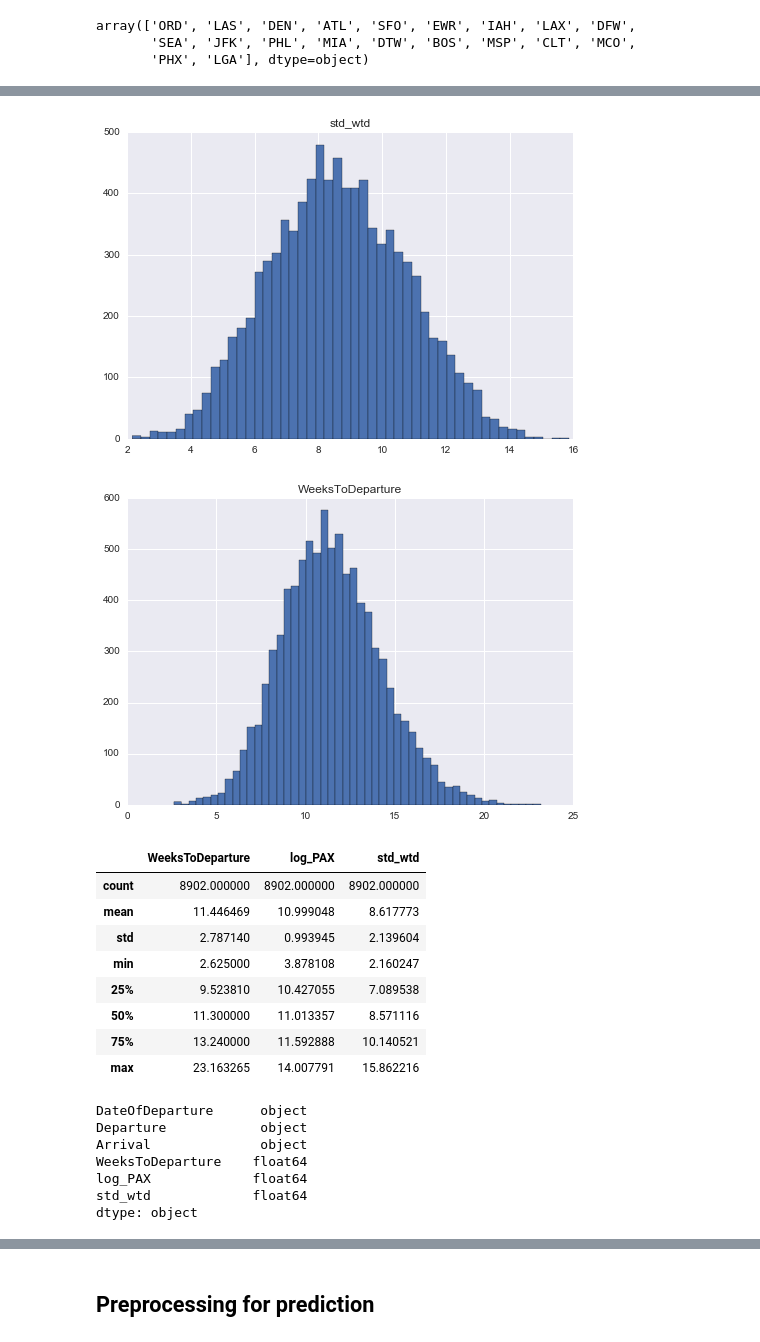
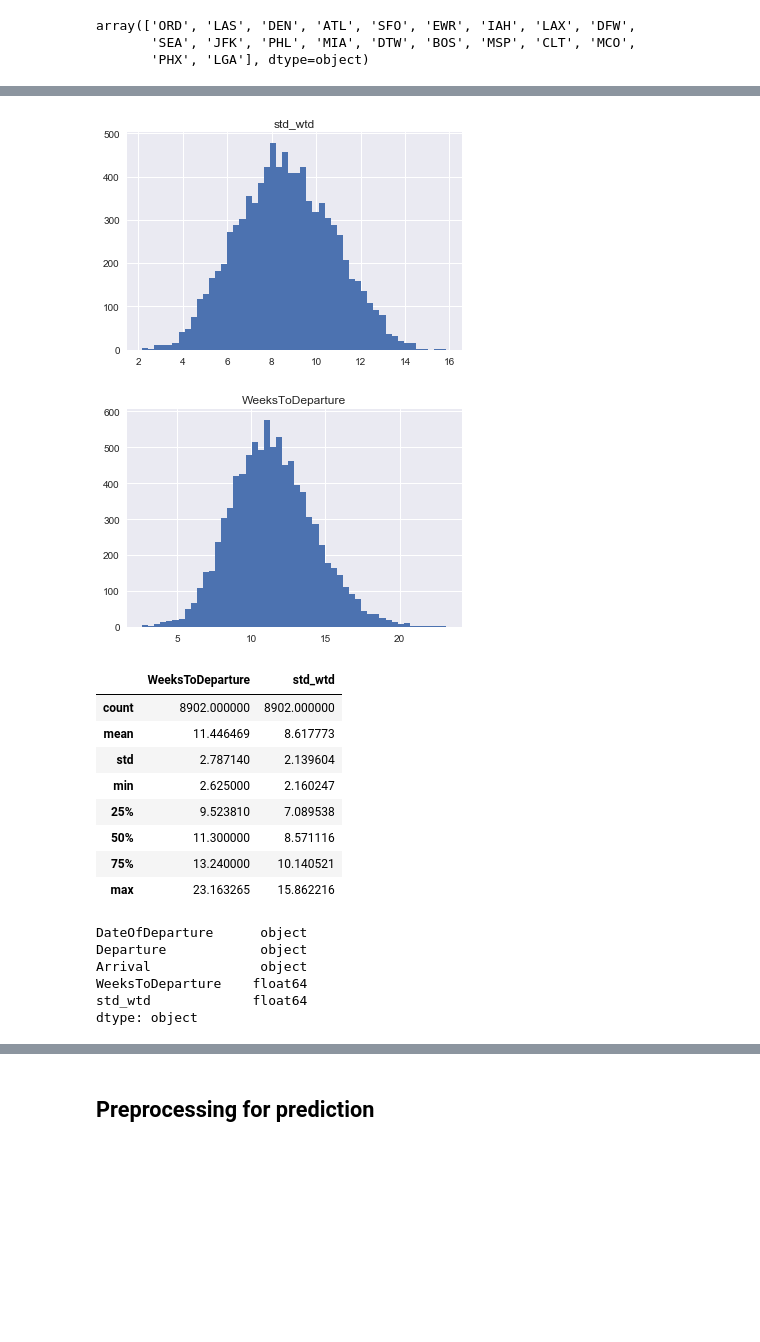
Before and after one commit to ramp-kits/air_passengers, a Jupyter notebook: air_passengers_starting_kit.ipynb, the cells around one changed output, grey strips where cells are left out. Drawn from its saved outputs; the diff is of its cells as text; code cells hidden in the pictures; blank space fills up the shorter version.

```diff
--- a/air_passengers_starting_kit.ipynb
+++ b/air_passengers_starting_kit.ipynb
@@ -34,0 +37,2 @@ data = pd.read_csv("data/train.csv.bz2")
+# %%
+problem = imp.load_source('', 'problem.py')
@@ -35 +41,3 @@ data = pd.read_csv("data/train.csv.bz2")
+# %%
+X_df, y_array = problem.get_train_data()
 # %%
@@ -60,31 +68,30 @@ data.hist(column='log_PAX', bins=50);
 # %%
-data.hist('std_wtd', bins=50);
+X_df.hist('std_wtd', bins=50);
 # %% [output]
-[figure, old version]
+[figure, new version]
 # %%
-data.hist('WeeksToDeparture', bins=50);
+X_df.hist('WeeksToDeparture', bins=50);
 # %% [output]
-[figure, old version]
+[figure, new version]
 # %%
-data.describe()
+X_df.describe()
 # %% [output]
-|  | WeeksToDeparture | log_PAX | std_wtd |
-| count | 8902.000000 | 8902.000000 | 8902.000000 |
-| mean | 11.446469 | 10.999048 | 8.617773 |
-| std | 2.787140 | 0.993945 | 2.139604 |
-| min | 2.625000 | 3.878108 | 2.160247 |
-| 25% | 9.523810 | 10.427055 | 7.089538 |
-| 50% | 11.300000 | 11.013357 | 8.571116 |
-| 75% | 13.240000 | 11.592888 | 10.140521 |
-| max | 23.163265 | 14.007791 | 15.862216 |
+|  | WeeksToDeparture | std_wtd |
+| count | 8902.000000 | 8902.000000 |
+| mean | 11.446469 | 8.617773 |
+| std | 2.787140 | 2.139604 |
+| min | 2.625000 | 2.160247 |
+| 25% | 9.523810 | 7.089538 |
+| 50% | 11.300000 | 8.571116 |
+| 75% | 13.240000 | 10.140521 |
+| max | 23.163265 | 15.862216 |
 # %%
-data.dtypes
+X_df.dtypes
 # %% [output]
 DateOfDeparture      object
 Departure            object
 Arrival              object
 WeeksToDeparture    float64
-log_PAX             float64
 std_wtd             float64
 dtype: object
 # %%
```
Also changed, not shown: parts of 31 cells of this notebook, 1 other file.
